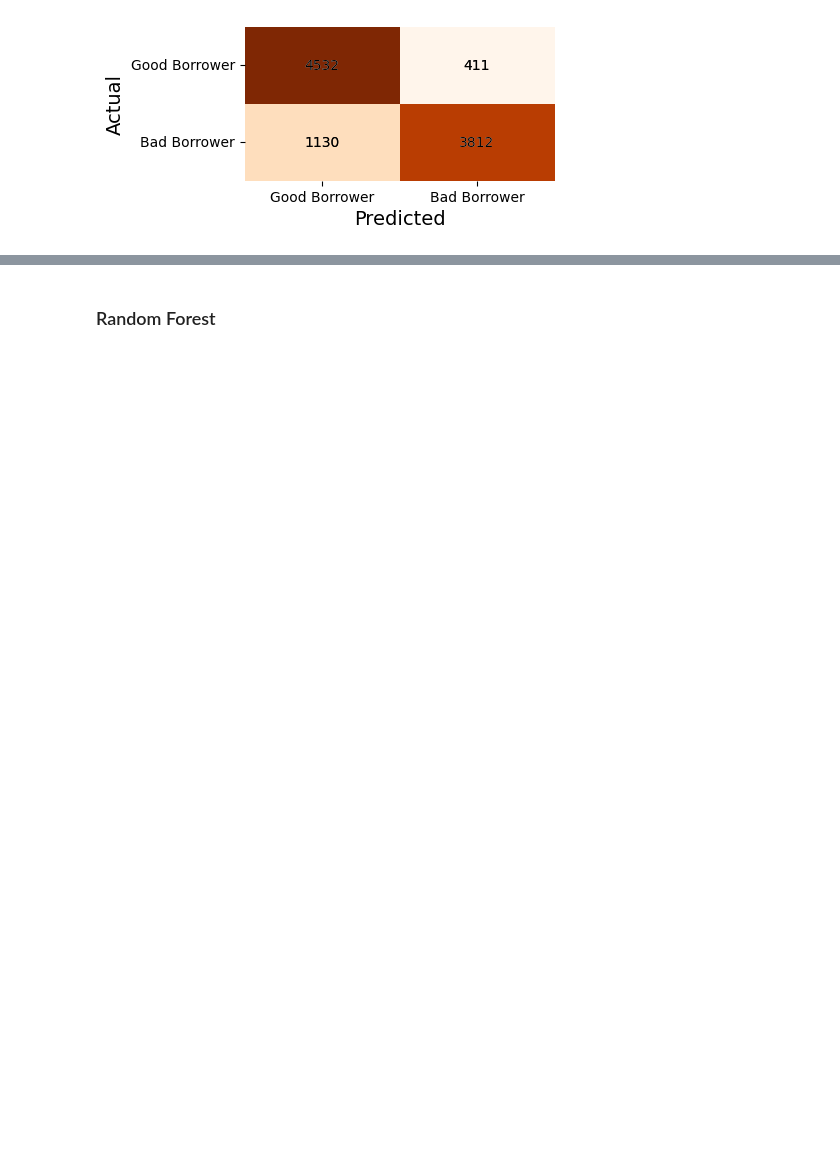
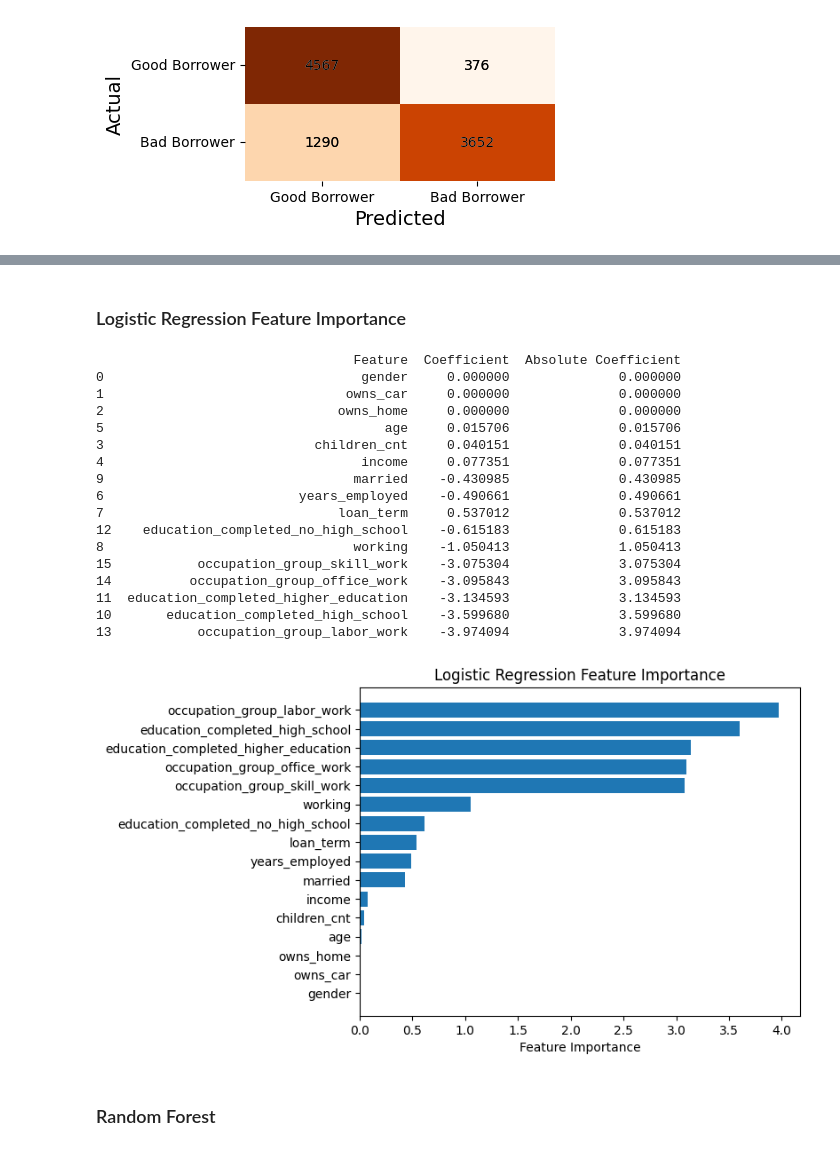
Before and after one commit to jaelar0/ml_credit_project, a Jupyter notebook: final_project.ipynb, the cells around one changed output, grey strips where cells are left out. Drawn from its saved outputs; the diff is of its cells as text; code cells hidden in the pictures; blank space fills up the shorter version.

Commit message:
fixed code; ml models done.

```diff
--- a/final_project.ipynb
+++ b/final_project.ipynb
@@ -413,15 +413,15 @@ bad_borrower_ind
 Name: proportion, dtype: float64
 # %%
 ## handling imbalance in data using Synthetic Minority Oversampling Technique
-## This technique is common in the industry
+## This technique is common in the healthcare, fraud, and finance industries
 
 from imblearn.over_sampling import SMOTE
 from sklearn.model_selection import train_test_split
 from sklearn.preprocessing import StandardScaler
 
 #Separate Features and Target
-features = encode_df.drop('bad_borrower_ind', axis=1)  #Features
-target = encode_df['bad_borrower_ind']              #Target
+features = encode_df.drop('bad_ind', axis=1)  #Features
+target = encode_df['bad_ind']              #Target
 
 #Apply SMOTE to address class imbalance
 smote = SMOTE(random_state=42)
@@ -552,3 +552,42 @@ AUC Score: 0.84
+# %% [markdown]
+### Logistic Regression Feature Importance
+# %%
+# Check feature importance for Logistic Regression
+coefficients = model.coef_
+coefficients = [item for sublist in coefficients for item in sublist] # have to flatten list of coefficients
+
+#Create a DataFrame to display feature importance
+feature_importance = pd.DataFrame({'Feature': features.columns, 'Coefficient': coefficients})
+feature_importance['Absolute Coefficient'] = abs(feature_importance['Coefficient'])
+feature_importance = feature_importance.sort_values(by='Absolute Coefficient', ascending=True)
+
+# printing feature importance df to examine the positive or negative relationship
+print(feature_importance)
+
+#Plot feature importance
+plt.barh(feature_importance['Feature'], feature_importance['Absolute Coefficient'])
+plt.xlabel("Feature Importance")
+plt.title("Logistic Regression Feature Importance")
+plt.show()
+# %% [output]
+                                 Feature  Coefficient  Absolute Coefficient
+0                                 gender     0.000000              0.000000
+1                               owns_car     0.000000              0.000000
+2                              owns_home     0.000000              0.000000
+5                                    age     0.015706              0.015706
+3                           children_cnt     0.040151              0.040151
+4                                 income     0.077351              0.077351
+9                                married    -0.430985              0.430985
+6                         years_employed    -0.490661              0.490661
+7                              loan_term     0.537012              0.537012
+12    education_completed_no_high_school    -0.615183              0.615183
+8                                working    -1.050413              1.050413
+15           occupation_group_skill_work    -3.075304              3.075304
+14          occupation_group_office_work    -3.095843              3.095843
+11  education_completed_higher_education    -3.134593              3.134593
+10       education_completed_high_school    -3.599680              3.599680
+13           occupation_group_labor_work    -3.974094              3.974094
+[figure, added]
 # %% [markdown]
 ### Random Forest
 # %%
```
Also changed, not shown: parts of 18 cells of this notebook.
